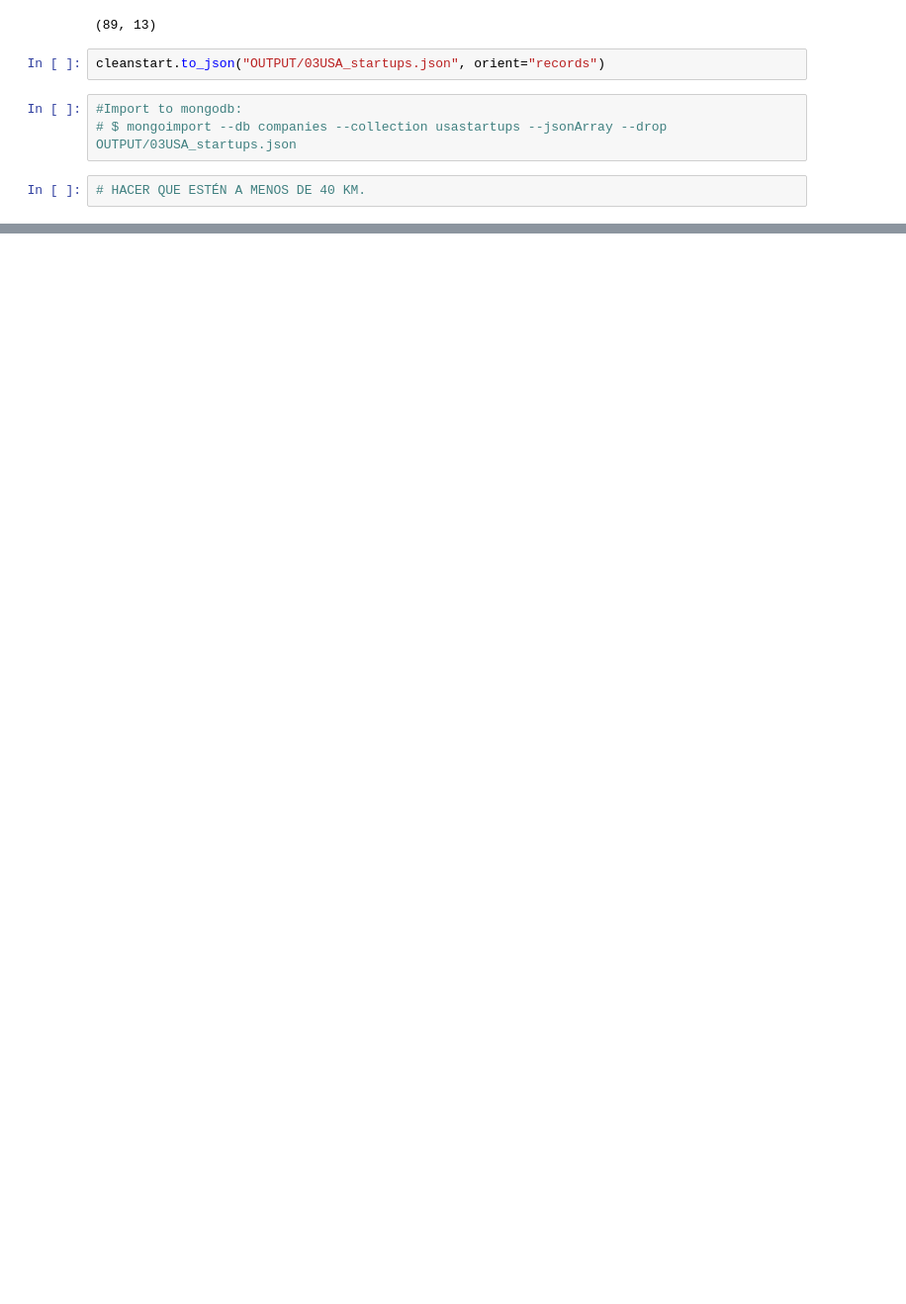
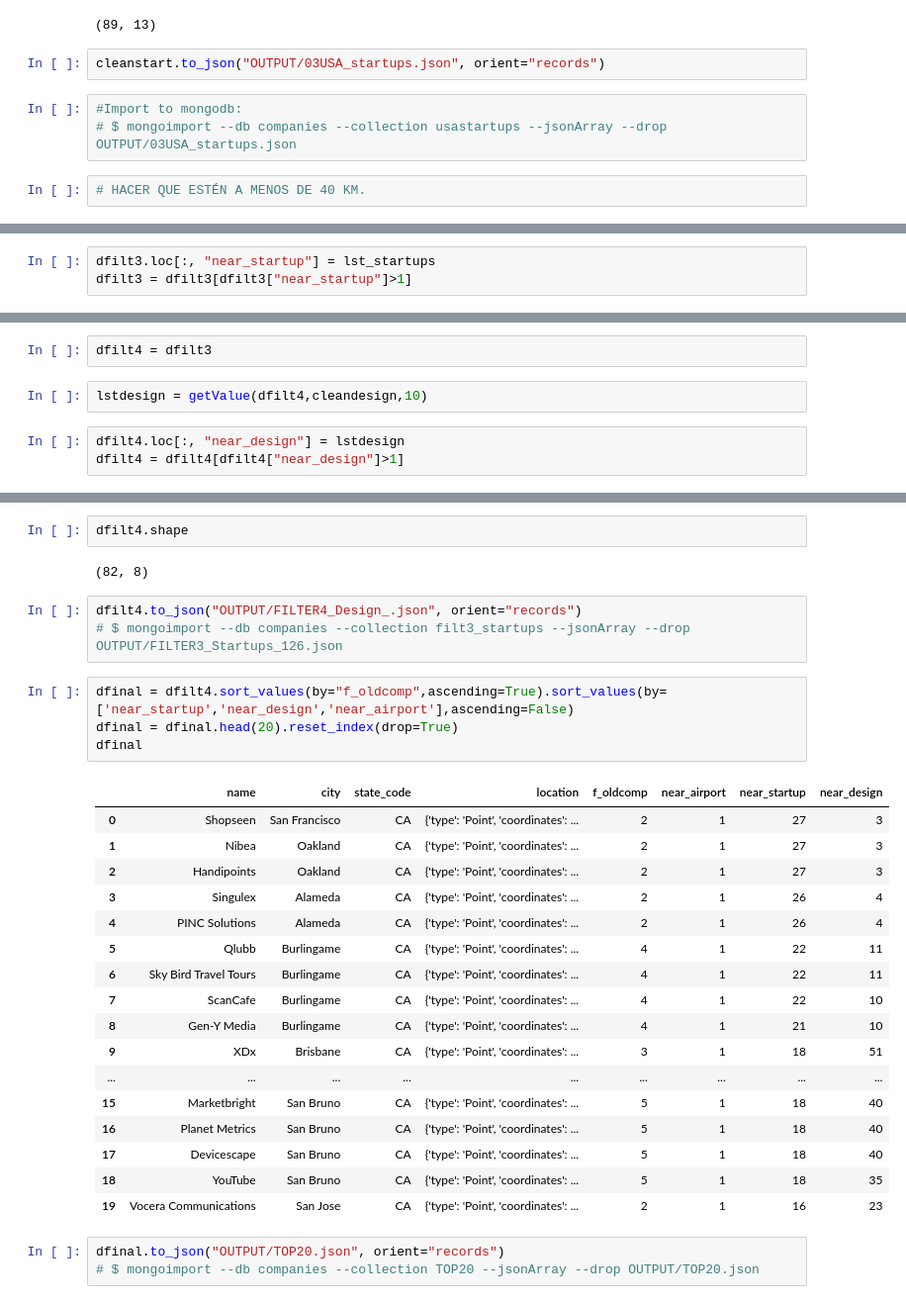
Before and after one commit to MdeMaic/GeolocationMongoDB_Project, a Jupyter notebook: I_FindTop20.ipynb, the cells around one changed output, grey strips where cells are left out. Shown at 99% size. Saved outputs shown, nothing was run; the diff lists cells and outputs as text; blank space fills up the shorter version.

```diff
--- a/main.ipynb
+++ b/I_FindTop20.ipynb
@@ -784,0 +1051,3 @@ geojson_hospital = "https://opendata.arcgis.com/datasets/6ac5e325468c4cb9b905f17
+# %%
+dfilt3.loc[:, "near_startup"] = lst_startups
+dfilt3 = dfilt3[dfilt3["near_startup"]>1]
@@ -784,0 +1070,7 @@ geojson_hospital = "https://opendata.arcgis.com/datasets/6ac5e325468c4cb9b905f17
+# %%
+dfilt4 = dfilt3
+# %%
+lstdesign = getValue(dfilt4,cleandesign,10)
+# %%
+dfilt4.loc[:, "near_design"] = lstdesign
+dfilt4 = dfilt4[dfilt4["near_design"]>1]
@@ -784,0 +1086,32 @@ geojson_hospital = "https://opendata.arcgis.com/datasets/6ac5e325468c4cb9b905f17
+# %%
+dfilt4.shape
+# %% [output]
+(82, 8)
+# %%
+dfilt4.to_json("OUTPUT/FILTER4_Design_.json", orient="records")
+# $ mongoimport --db companies --collection filt3_startups --jsonArray --drop OUTPUT/FILTER3_Startups_126.json
+# %%
+dfinal = dfilt4.sort_values(by="f_oldcomp",ascending=True).sort_values(by=['near_startup','near_design','near_airport'],ascending=False)
+dfinal = dfinal.head(20).reset_index(drop=True)
+dfinal
+# %% [output]
+|  | name | city | state_code | location | f_oldcomp | near_airport | near_startup | near_design |
+| 0 | Shopseen | San Francisco | CA | {'type': 'Point', 'coordinates': ... | 2 | 1 | 27 | 3 |
+| 1 | Nibea | Oakland | CA | {'type': 'Point', 'coordinates': ... | 2 | 1 | 27 | 3 |
+| 2 | Handipoints | Oakland | CA | {'type': 'Point', 'coordinates': ... | 2 | 1 | 27 | 3 |
+| 3 | Singulex | Alameda | CA | {'type': 'Point', 'coordinates': ... | 2 | 1 | 26 | 4 |
+| 4 | PINC Solutions | Alameda | CA | {'type': 'Point', 'coordinates': ... | 2 | 1 | 26 | 4 |
+| 5 | Qlubb | Burlingame | CA | {'type': 'Point', 'coordinates': ... | 4 | 1 | 22 | 11 |
+| 6 | Sky Bird Travel Tours | Burlingame | CA | {'type': 'Point', 'coordinates': ... | 4 | 1 | 22 | 11 |
+| 7 | ScanCafe | Burlingame | CA | {'type': 'Point', 'coordinates': ... | 4 | 1 | 22 | 10 |
+| 8 | Gen-Y Media | Burlingame | CA | {'type': 'Point', 'coordinates': ... | 4 | 1 | 21 | 10 |
+| 9 | XDx | Brisbane | CA | {'type': 'Point', 'coordinates': ... | 3 | 1 | 18 | 51 |
+| ... | ... | ... | ... | ... | ... | ... | ... | ... |
+| 15 | Marketbright | San Bruno | CA | {'type': 'Point', 'coordinates': ... | 5 | 1 | 18 | 40 |
+| 16 | Planet Metrics | San Bruno | CA | {'type': 'Point', 'coordinates': ... | 5 | 1 | 18 | 40 |
+| 17 | Devicescape | San Bruno | CA | {'type': 'Point', 'coordinates': ... | 5 | 1 | 18 | 40 |
+| 18 | YouTube | San Bruno | CA | {'type': 'Point', 'coordinates': ... | 5 | 1 | 18 | 35 |
+| 19 | Vocera Communications | San Jose | CA | {'type': 'Point', 'coordinates': ... | 2 | 1 | 16 | 23 |
+# %%
+dfinal.to_json("OUTPUT/TOP20.json", orient="records")
+# $ mongoimport --db companies --collection TOP20 --jsonArray --drop OUTPUT/TOP20.json
```
Also changed, not shown: parts of 65 cells of this notebook, 9 other files.
